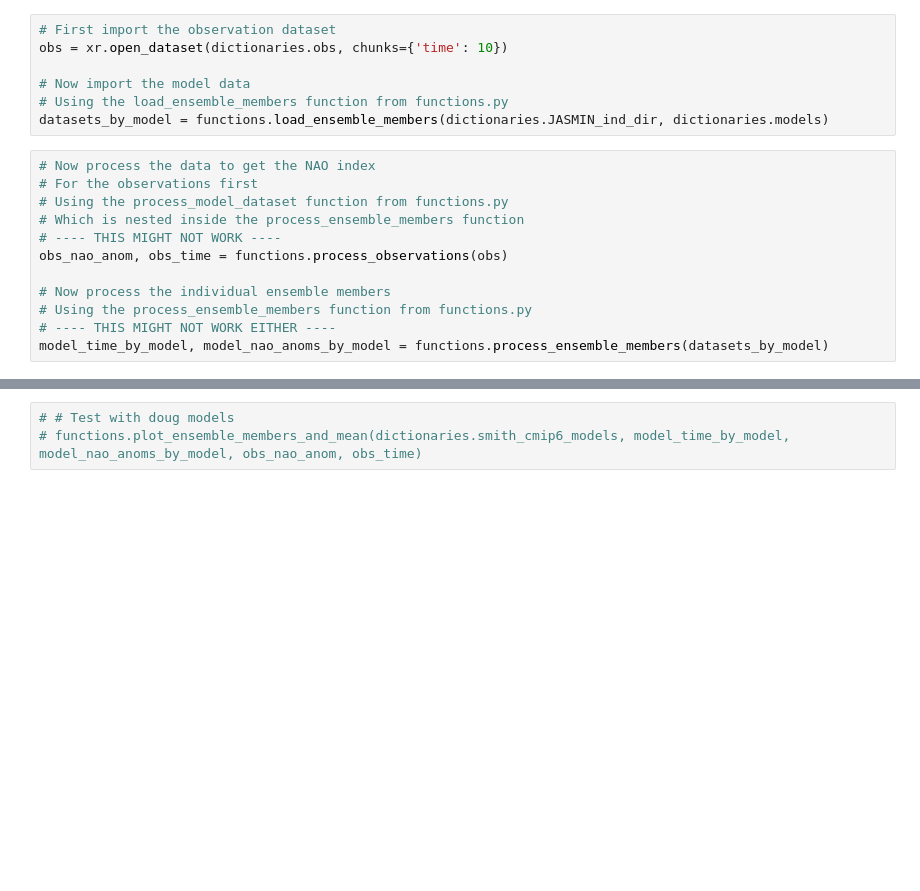
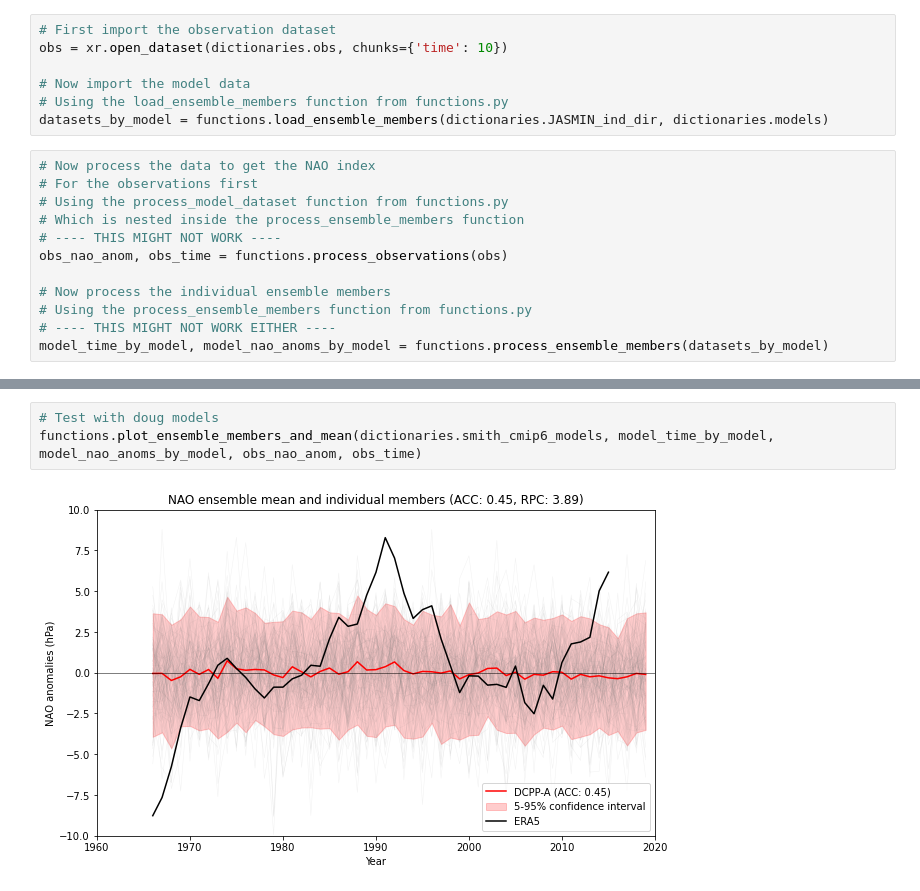
Before and after one commit to benhutchmet/multi-model-jasmin, a Jupyter notebook: plotting.ipynb, the cells around one changed output, grey strips where cells are left out. Saved outputs shown, nothing was run; the diff lists cells and outputs as text; blank space fills up the shorter version.

```diff
--- a/plotting.ipynb
+++ b/plotting.ipynb
@@ -41,6 +45,8 @@ model_time_by_model, model_nao_anoms_by_model = functions.process_ensemble_membe
 # %%
-# # Test with doug models
-# functions.plot_ensemble_members_and_mean(dictionaries.smith_cmip6_models, model_time_by_model, model_nao_anoms_by_model, obs_nao_anom, obs_time)
+# Test with doug models
+functions.plot_ensemble_members_and_mean(dictionaries.smith_cmip6_models, model_time_by_model, model_nao_anoms_by_model, obs_nao_anom, obs_time)
+# %% [output]
+[figure, added]
 # %%
 # Test the lagged and adjusted variance plotting function
 functions.plot_ensemble_members_and_lagged_adjusted_mean(dictionaries.models, model_time_by_model, model_nao_anoms_by_model, obs_nao_anom, obs_time)
```
Also changed, not shown: parts of 3 cells of this notebook.
